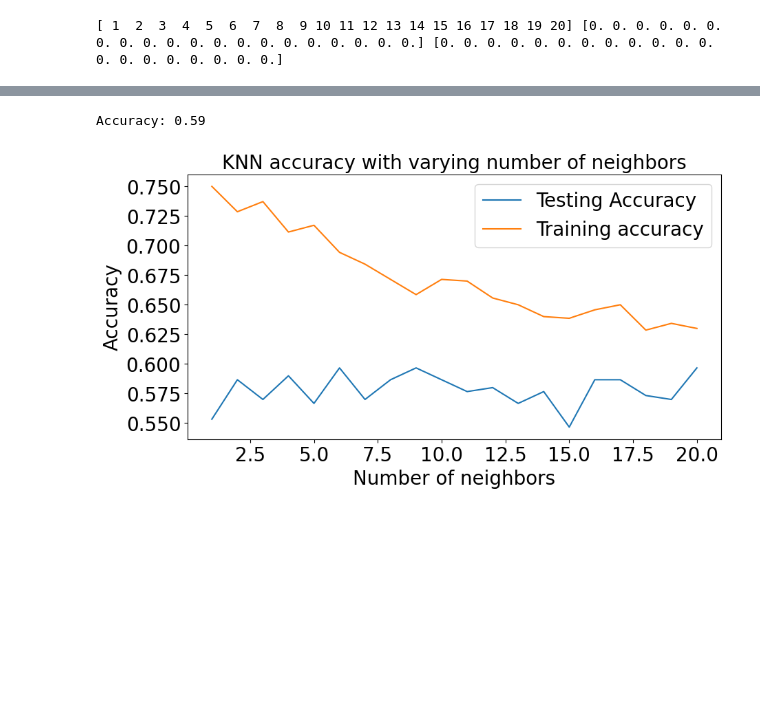
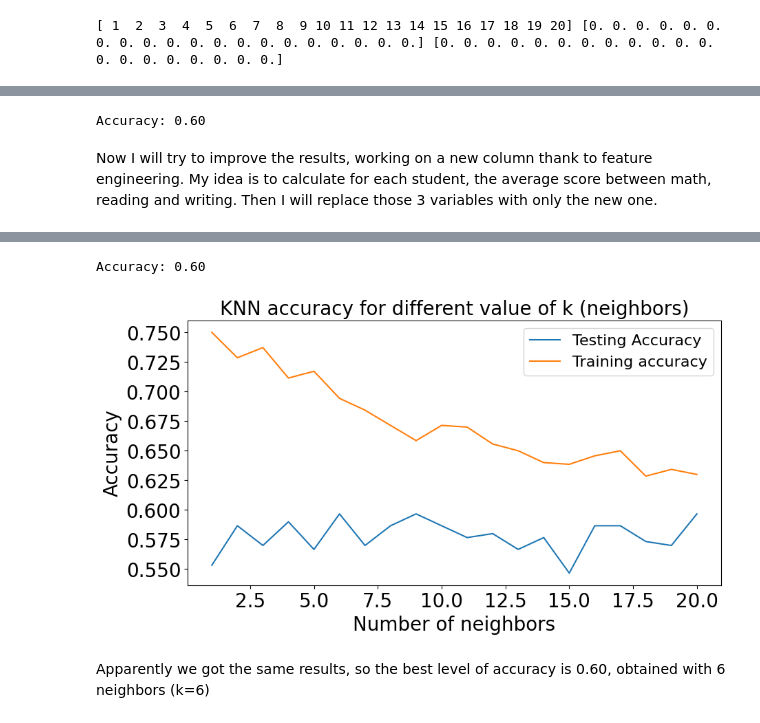
Before and after one commit to TonioLP/CA1-Machine-learning-CCT, a Jupyter notebook: CA1 - Machine Learning.ipynb, the cells around one changed output, grey strips where cells are left out. Cells and saved outputs as stored; diff of their text form; code cells hidden in the pictures; blank space fills up the shorter version.

```diff
--- a/CA1 - Machine Learning.ipynb
+++ b/CA1 - Machine Learning.ipynb
@@ -333,9 +335,9 @@ print(confusion_matrix(y_test,predictions))
 from sklearn.neighbors import KNeighborsClassifier
 
 # Create KNN Classifier
-kNN = KNeighborsClassifier(n_neighbors = 8)
+kNN = KNeighborsClassifier(n_neighbors = 3)
 
-# Train the model using the training sets
+# Train the model
 kNN.fit(X_train, y_train)
 
 # Predict the response for test dataset
@@ -436 +436,19 @@ df.head(10)
+# %%
+# So we can obtain the best level of accuracy if we consider a level of k equal to 6.
+
+# Create KNN Classifier
+kNN = KNeighborsClassifier(n_neighbors = 6)
+
+# Train the model
+kNN.fit(X_train, y_train)
+
+# Predict the response for test dataset
+y_pred = kNN.predict(X_test)
+
+# Model Accuracy, how often is the classifier correct?
+print( "Accuracy: {:.2f}".format(metrics.accuracy_score(y_test, y_pred)) )
+# %% [output]
+Accuracy: 0.60
+# %% [markdown]
+Now I will try to improve the results, working on a new column thank to feature engineering. My idea is to calculate for each student, the average score between math, reading and writing. Then I will replace those 3 variables with only the new one.
 # %%
@@ -470,7 +483,7 @@ X_train, X_test, y_train, y_test = train_test_split(X, y, test_size=0.30, random
 from sklearn.neighbors import KNeighborsClassifier
 
 # Create KNN Classifier
-kNN = KNeighborsClassifier(n_neighbors = 8)
+kNN = KNeighborsClassifier(n_neighbors = 6)
 
 # Train the model using the training sets
 kNN.fit(X_train, y_train)
@@ -484,7 +497,7 @@ from sklearn import metrics
 # Model Accuracy, how often is the classifier correct?
 print( "Accuracy: {:.2f}".format(metrics.accuracy_score(y_test, y_pred)) )
 # %% [output]
-Accuracy: 0.59
+Accuracy: 0.60
 # %%
 import numpy as np
 neighbors = np.arange(1, 21)                  # number of neighbors
@@ -503,17 +516,17 @@ for i, k in enumerate(neighbors):                          # for loop that check
     # Compute accuracy on the test set
     test_accuracy[i] = kNN.score(X_test, y_test)           # Save the score value in the train_accuracy array
 # %%
-import matplotlib.pyplot as plt
-
 plt.figure(figsize = (10, 5))
-plt.title('KNN accuracy with varying number of neighbors', fontsize = 20)
+plt.title('KNN accuracy for different value of k (neighbors)', fontsize = 20)
 plt.plot(neighbors, test_accuracy, label = 'Testing Accuracy')
 plt.plot(neighbors, train_accuracy, label = 'Training accuracy')
-plt.legend(prop={'size': 20})
+plt.legend(prop={'size': 16})
 plt.xlabel('Number of neighbors', fontsize = 20)
 plt.ylabel('Accuracy', fontsize = 20)
 plt.xticks(fontsize = 20)
 plt.yticks(fontsize = 20)
 plt.show()
 # %% [output]
-[figure, old version]
+[figure, new version]
+# %% [markdown]
+Apparently we got the same results, so the best level of accuracy is 0.60, obtained with 6 neighbors (k=6)
```
Also changed, not shown: parts of 24 cells of this notebook.
